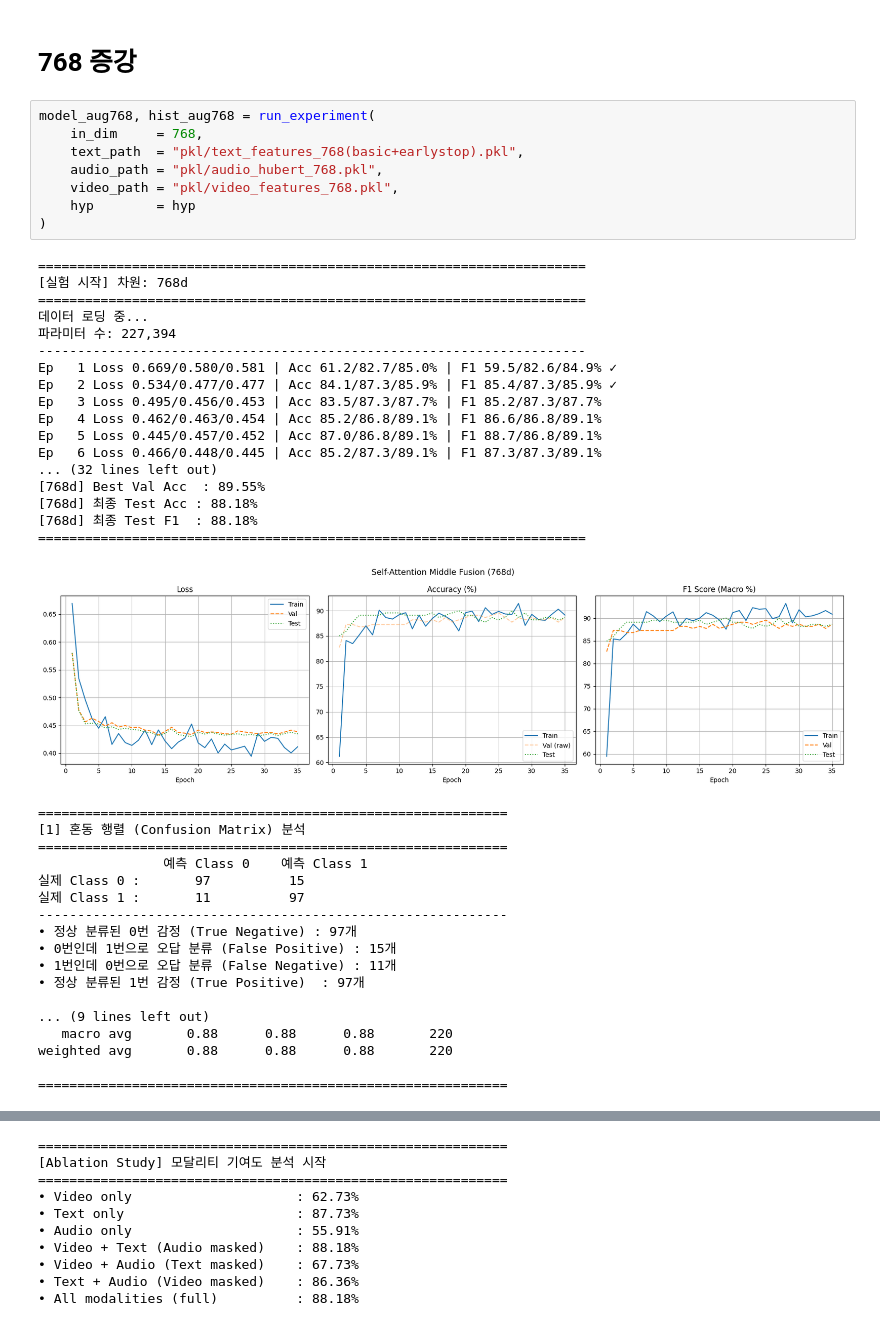
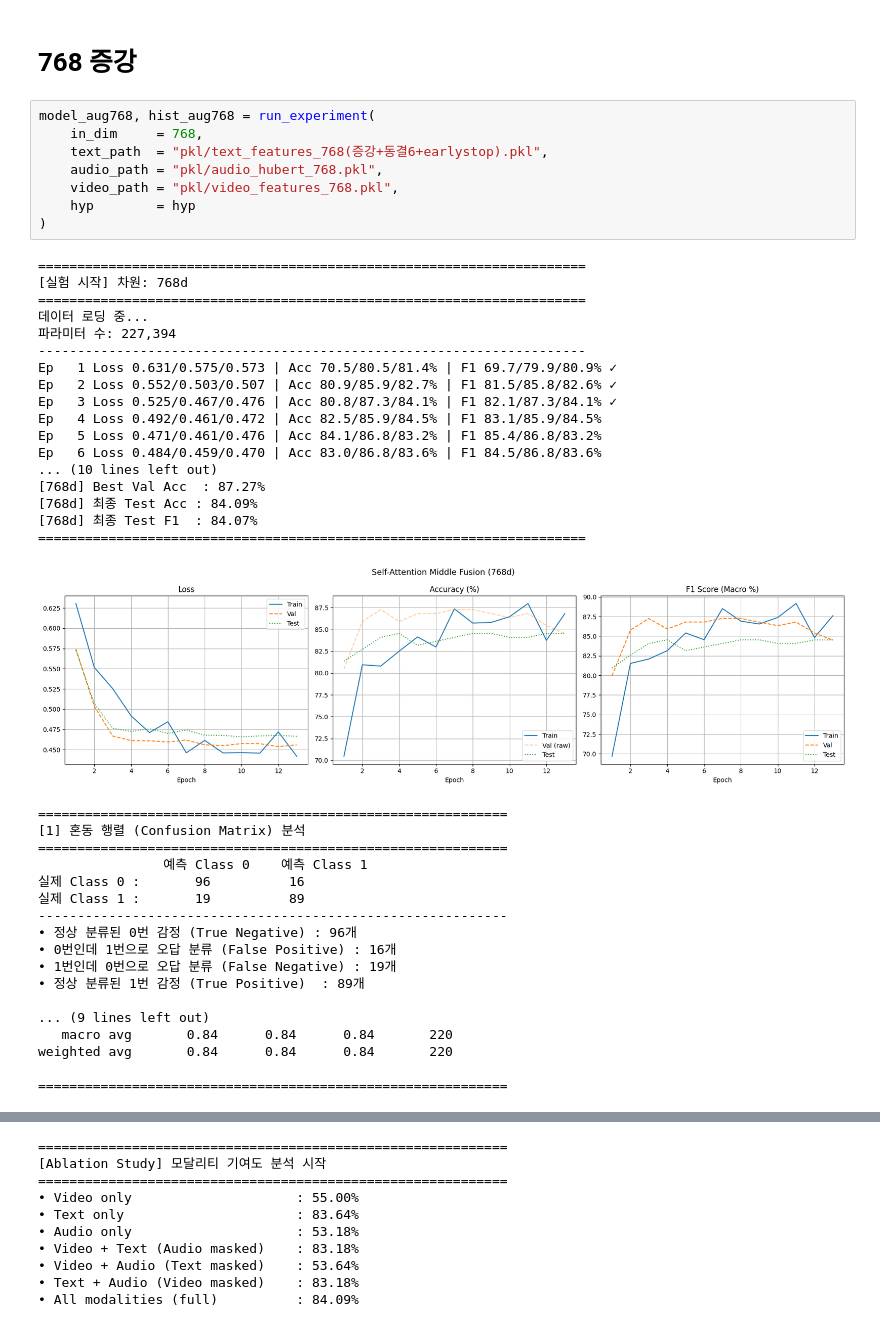
Before and after one commit to JiHyun13/deeplearning_and_lab_team.5, a Jupyter notebook: self_fusion.ipynb, the cells around one changed output, grey strips where cells are left out. Saved outputs shown, nothing was run; the diff lists cells and outputs as text.

```diff
--- a/self_fusion.ipynb
+++ b/self_fusion.ipynb
@@ -750,44 +876,44 @@ weighted avg       0.87      0.87      0.87       220
 # %%
 model_aug768, hist_aug768 = run_experiment(
     in_dim     = 768,
-    text_path  = "pkl/text_features_768(basic+earlystop).pkl",
+    text_path  = "pkl/text_features_768(증강+동결6+earlystop).pkl",
     audio_path = "pkl/audio_hubert_768.pkl",
     video_path = "pkl/video_features_768.pkl",
     hyp        = hyp
 )
 # %% [output]
 ======================================================================
 [실험 시작] 차원: 768d
 ======================================================================
 데이터 로딩 중...
 파라미터 수: 227,394
 ----------------------------------------------------------------------
-Ep   1 Loss 0.669/0.580/0.581 | Acc 61.2/82.7/85.0% | F1 59.5/82.6/84.9% ✓
-Ep   2 Loss 0.534/0.477/0.477 | Acc 84.1/87.3/85.9% | F1 85.4/87.3/85.9% ✓
-Ep   3 Loss 0.495/0.456/0.453 | Acc 83.5/87.3/87.7% | F1 85.2/87.3/87.7%
-Ep   4 Loss 0.462/0.463/0.454 | Acc 85.2/86.8/89.1% | F1 86.6/86.8/89.1%
-Ep   5 Loss 0.445/0.457/0.452 | Acc 87.0/86.8/89.1% | F1 88.7/86.8/89.1%
-Ep   6 Loss 0.466/0.448/0.445 | Acc 85.2/87.3/89.1% | F1 87.3/87.3/89.1%
-... (32 lines left out)
-[768d] Best Val Acc  : 89.55%
-[768d] 최종 Test Acc : 88.18%
-[768d] 최종 Test F1  : 88.18%
+Ep   1 Loss 0.631/0.575/0.573 | Acc 70.5/80.5/81.4% | F1 69.7/79.9/80.9% ✓
+Ep   2 Loss 0.552/0.503/0.507 | Acc 80.9/85.9/82.7% | F1 81.5/85.8/82.6% ✓
+Ep   3 Loss 0.525/0.467/0.476 | Acc 80.8/87.3/84.1% | F1 82.1/87.3/84.1% ✓
+Ep   4 Loss 0.492/0.461/0.472 | Acc 82.5/85.9/84.5% | F1 83.1/85.9/84.5%
+Ep   5 Loss 0.471/0.461/0.476 | Acc 84.1/86.8/83.2% | F1 85.4/86.8/83.2%
+Ep   6 Loss 0.484/0.459/0.470 | Acc 83.0/86.8/83.6% | F1 84.5/86.8/83.6%
+... (10 lines left out)
+[768d] Best Val Acc  : 87.27%
+[768d] 최종 Test Acc : 84.09%
+[768d] 최종 Test F1  : 84.07%
 ======================================================================
-[figure, old version]
+[figure, new version]
 ============================================================
 [1] 혼동 행렬 (Confusion Matrix) 분석
 ============================================================
                 예측 Class 0    예측 Class 1
-실제 Class 0 :       97          15
-실제 Class 1 :       11          97
+실제 Class 0 :       96          16
+실제 Class 1 :       19          89
 ------------------------------------------------------------
-• 정상 분류된 0번 감정 (True Negative) : 97개
-• 0번인데 1번으로 오답 분류 (False Positive) : 15개
-• 1번인데 0번으로 오답 분류 (False Negative) : 11개
-• 정상 분류된 1번 감정 (True Positive)  : 97개
+• 정상 분류된 0번 감정 (True Negative) : 96개
+• 0번인데 1번으로 오답 분류 (False Positive) : 16개
+• 1번인데 0번으로 오답 분류 (False Negative) : 19개
+• 정상 분류된 1번 감정 (True Positive)  : 89개
 
 ... (9 lines left out)
-   macro avg       0.88      0.88      0.88       220
-weighted avg       0.88      0.88      0.88       220
+   macro avg       0.84      0.84      0.84       220
+weighted avg       0.84      0.84      0.84       220
 
 ============================================================
@@ -795,10 +921,10 @@ weighted avg       0.88      0.88      0.88       220
 ============================================================
 [Ablation Study] 모달리티 기여도 분석 시작
 ============================================================
-• Video only                     : 62.73%
-• Text only                      : 87.73%
-• Audio only                     : 55.91%
-• Video + Text (Audio masked)    : 88.18%
-• Video + Audio (Text masked)    : 67.73%
-• Text + Audio (Video masked)    : 86.36%
-• All modalities (full)          : 88.18%
+• Video only                     : 55.00%
+• Text only                      : 83.64%
+• Audio only                     : 53.18%
+• Video + Text (Audio masked)    : 83.18%
+• Video + Audio (Text masked)    : 53.64%
+• Text + Audio (Video masked)    : 83.18%
+• All modalities (full)          : 84.09%
```
Also changed, not shown: parts of 11 cells of this notebook, 1 other file.
